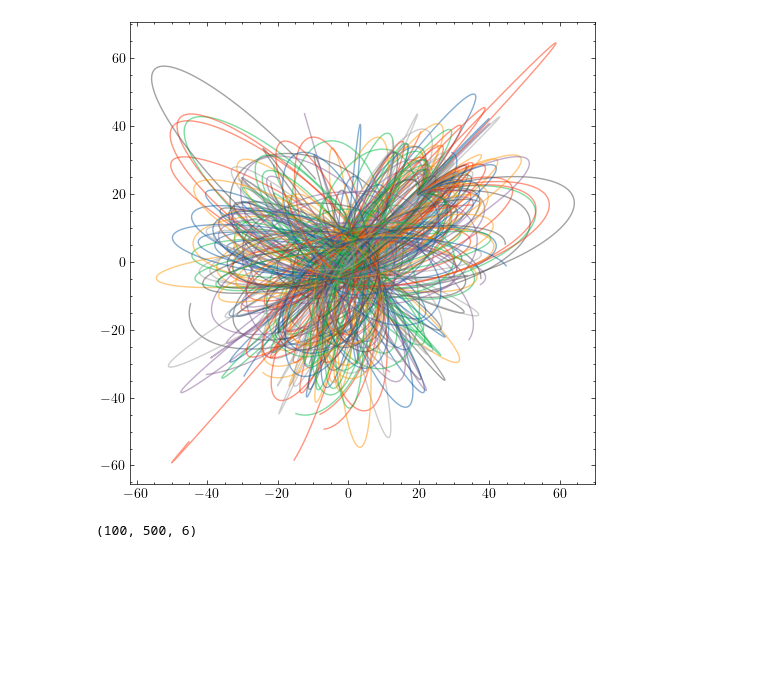
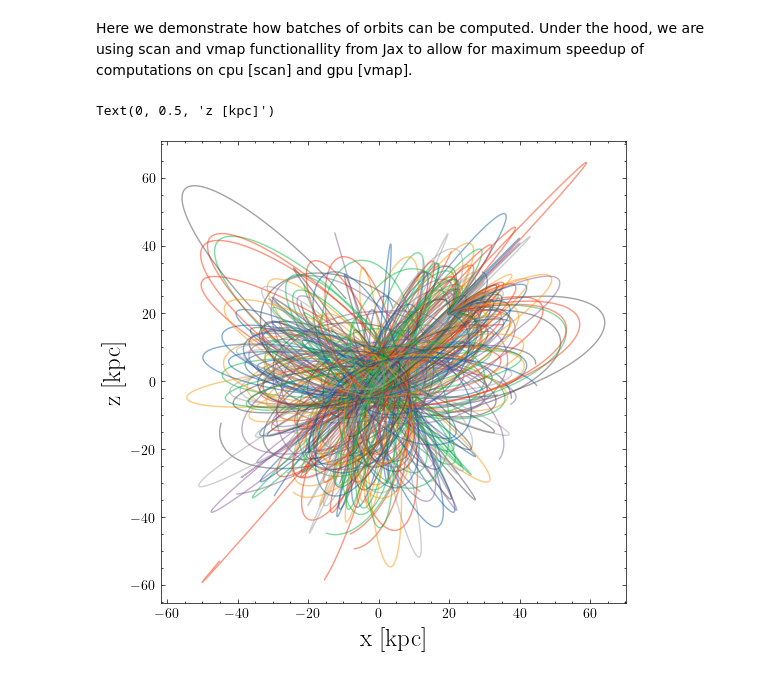
Before and after one commit to jnibauer/streamsculptor, a Jupyter notebook: build/lib/streamsculptor/examples/integrate_orbit_batch.ipynb, the cells around one changed output. Cells and saved outputs as stored; diff of their text form; code cells hidden in the pictures; blank space fills up the shorter version.

```diff
--- a/build/lib/streamsculptor/examples/integrate_orbit_batch.ipynb
+++ b/build/lib/streamsculptor/examples/integrate_orbit_batch.ipynb
@@ -14,6 +14,8 @@ from functools import partial
 from streamsculptor import potential
 
 import numpy as np
+# %% [markdown]
+Here we demonstrate how batches of orbits can be computed. Under the hood, we are using scan and vmap functionallity from Jax to allow for maximum speedup of computations on cpu [scan] and gpu [vmap].
 # %%
 pot = potential.GalaMilkyWayPotential(units=usys)
 # %%
@@ -29,11 +33,11 @@ orbits = pot.integrate_orbit_batch_scan(w0=w0_arr,ts=ts)
 # %%
 fig, ax = plt.subplots(1,1)
 fig.set_size_inches(6,6)
 for i in range(N):
     ax.plot(orbits.ys[i,:,0],orbits.ys[i,:,2],alpha=0.5)
+
+ax.set_xlabel('x [kpc]',fontsize=18)
+ax.set_ylabel('z [kpc]',fontsize=18)
 # %% [output]
+Text(0, 0.5, 'z [kpc]')
-[figure, old version]
+[figure, new version]
-# %%
-orbits.ys.shape
-# %% [output]
-(100, 500, 6)
```
Also changed, not shown: parts of 7 cells of this notebook, 9 other files.
